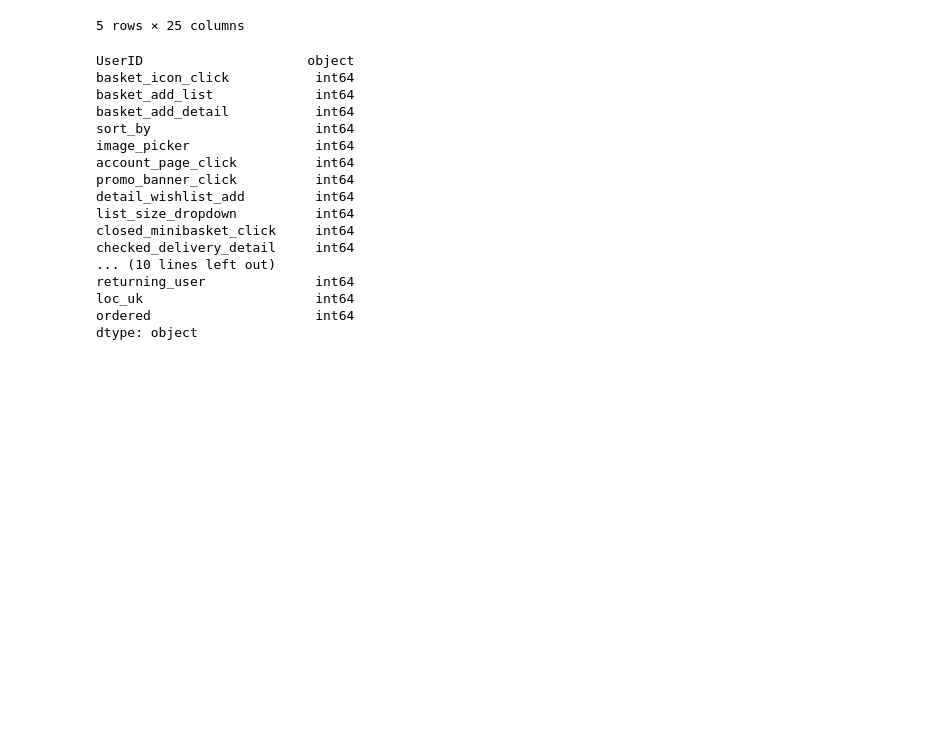
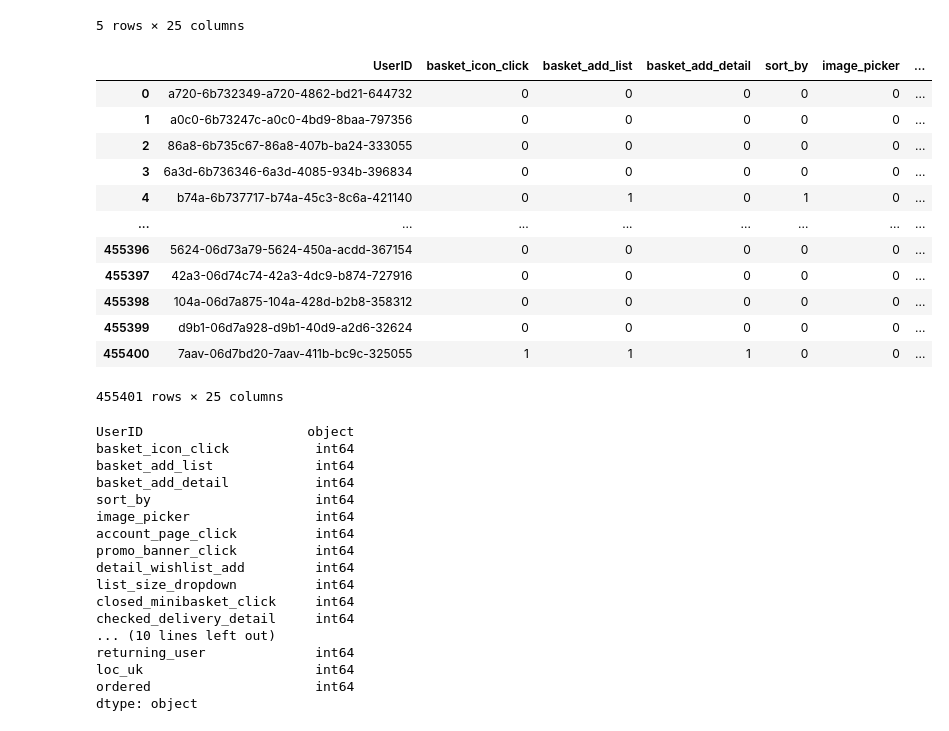
Before and after one commit to odinicc/customer_propensity_modelling, a Jupyter notebook: Customer_propensity_modelling my Version.ipynb, the cells around one changed output. Saved outputs shown, nothing was run; the diff lists cells and outputs as text; code cells hidden in the pictures; blank space fills up the shorter version.

```diff
--- a/Customer_propensity_modelling my Version.ipynb
+++ b/Customer_propensity_modelling my Version.ipynb
@@ -19,6 +19,22 @@ train.head(5)
 | 3 | 6a3d-6b736346-6a3d-4085-934b-396834 | 0 | 0 | 0 | 0 | 0 | ... |
 | 4 | b74a-6b737717-b74a-45c3-8c6a-421140 | 0 | 1 | 0 | 1 | 0 | ... |
 5 rows × 25 columns
+# %%
+train
+# %% [output]
+|  | UserID | basket_icon_click | basket_add_list | basket_add_detail | sort_by | image_picker | ... |
+| 0 | a720-6b732349-a720-4862-bd21-644732 | 0 | 0 | 0 | 0 | 0 | ... |
+| 1 | a0c0-6b73247c-a0c0-4bd9-8baa-797356 | 0 | 0 | 0 | 0 | 0 | ... |
+| 2 | 86a8-6b735c67-86a8-407b-ba24-333055 | 0 | 0 | 0 | 0 | 0 | ... |
+| 3 | 6a3d-6b736346-6a3d-4085-934b-396834 | 0 | 0 | 0 | 0 | 0 | ... |
+| 4 | b74a-6b737717-b74a-45c3-8c6a-421140 | 0 | 1 | 0 | 1 | 0 | ... |
+| ... | ... | ... | ... | ... | ... | ... | ... |
+| 455396 | 5624-06d73a79-5624-450a-acdd-367154 | 0 | 0 | 0 | 0 | 0 | ... |
+| 455397 | 42a3-06d74c74-42a3-4dc9-b874-727916 | 0 | 0 | 0 | 0 | 0 | ... |
+| 455398 | 104a-06d7a875-104a-428d-b2b8-358312 | 0 | 0 | 0 | 0 | 0 | ... |
+| 455399 | d9b1-06d7a928-d9b1-40d9-a2d6-32624 | 0 | 0 | 0 | 0 | 0 | ... |
+| 455400 | 7aav-06d7bd20-7aav-411b-bc9c-325055 | 1 | 1 | 1 | 0 | 0 | ... |
+455401 rows × 25 columns
 # %%
 train.dtypes
 # %% [output]
```
Also changed, not shown: parts of 14 cells of this notebook, 1 other file.
